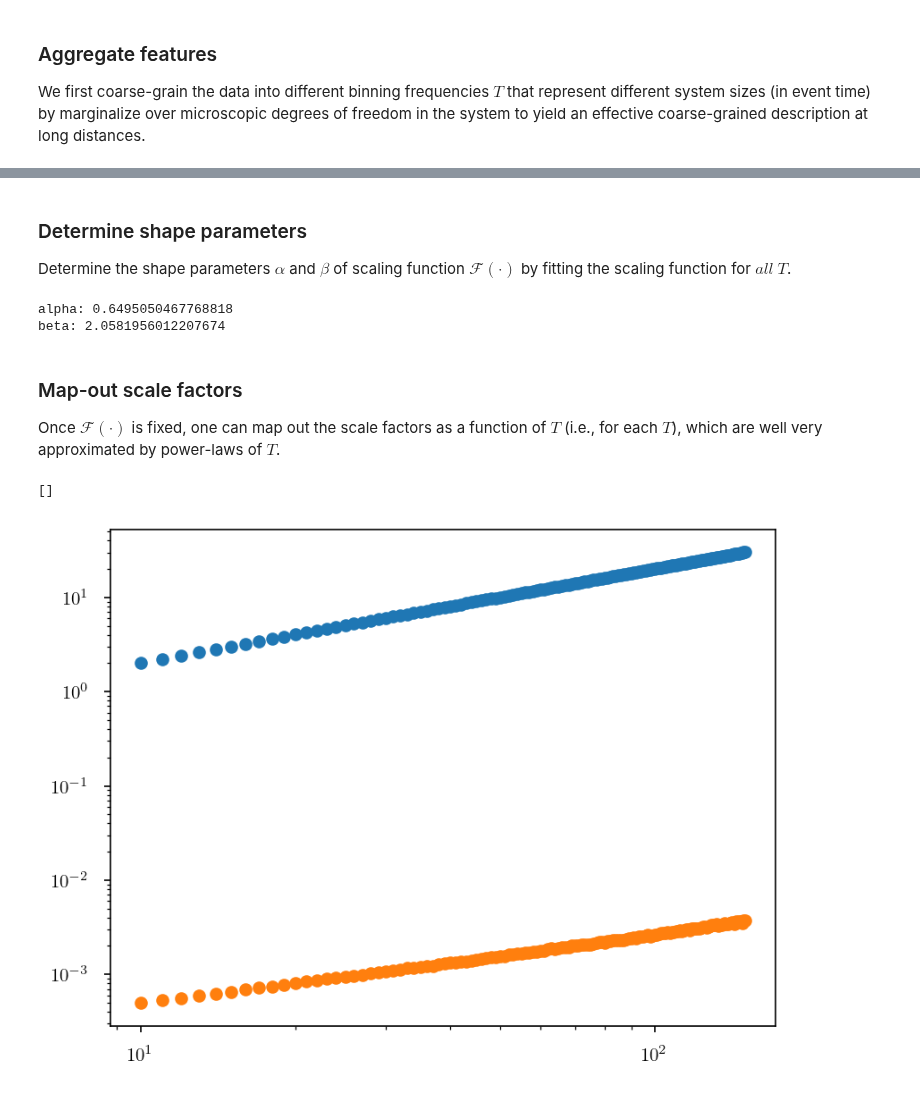
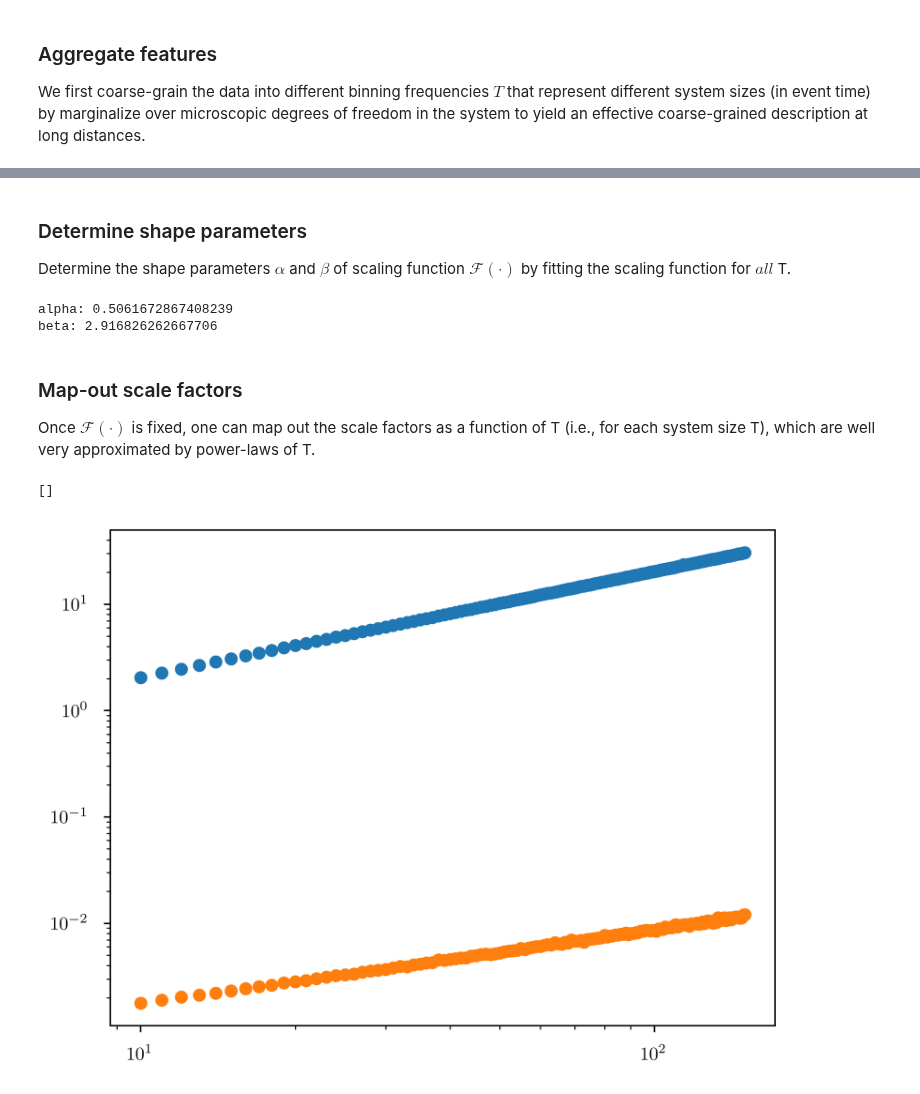
Before and after one commit to anabugaenko/liquidity, a Jupyter notebook: notebooks/MO/price_impact.ipynb, the cells around one changed output, grey strips where cells are left out. Saved outputs shown, nothing was run; the diff lists cells and outputs as text; code cells hidden in the pictures.

Commit message:
#15, added supporting notebooks for cross impact analysis, added propagator self and cross impact

```diff
--- a/notebooks/MO/price_impact.ipynb
+++ b/notebooks/MO/price_impact.ipynb
@@ -42,7 +77,7 @@ Finite-size scaling analysis a powerful tool that enables extraction of exponent
 # %%
 # Constants
-BINNING_FREQUENCIES = list(range(10, 151))
-OBSERVATION_WINDOWS = [10, 20, 50, 100, 150]
+DATA_RANGE = list(range(10, 151))
+BINNING_FREQUENCIES = [10, 20, 50, 100, 150]
 # %%
 # Load orderbook raw sample data
 stocks = ['TSLA', 'AMZN', 'NFLX', 'MSFT', 'EBAY', 'AAPL', 'GOOG']
@@ -86,6 +121,6 @@ aapl_raw_df.head()
 We first coarse-grain the data into different binning frequencies $T$ that represent different system sizes (in event time) by marginalize over microscopic degrees of freedom in the system to yield an effective coarse-grained description at long distances.
 # %%
 # Compute aggregate features
-aggregate_features = compute_aggregate_features(aapl_raw_df, BINNING_FREQUENCIES)
-aggregate_features
+aggregate_features = compute_aggregate_features(aapl_raw_df, DATA_RANGE)
+display(aggregate_features)
 # %% [output]
@@ -108,6 +143,6 @@ From aggegate features, we compute aggregate impact of market orders MO. All imp
 # %%
 # Compute data for susceptibility
 imbalance_column = "volume_imbalance"
-aggregate_impact_data = aggregate_impact(aggregate_features, normalize=True, conditional_variable=imbalance_column)
+aggregate_impact_data = aggregate_impact(aggregate_features, conditional_variable=imbalance_column)
 display(aggregate_impact_data)
 # %% [output]
@@ -127,26 +162,26 @@ display(aggregate_impact_data)
 # %% [markdown]
 ### Determine shape parameters
 Determine the shape parameters $\alpha$ and $\beta$ of scaling function $\mathscr{F}(\cdot)$ by fitting the</b>
-scaling function for $\textit{all}$ $T$.
+scaling function for $\textit{all}$ T.
 # %%
-alpha, beta = find_shape_parameters(aggregate_impact_data, imbalance_column="volume_imbalance")
+alpha, beta = find_shape_parameters(aggregate_impact_data, imbalance_column=imbalance_column)
 print(f'alpha: {alpha}')
 print(f'beta: {beta}')
 # %% [output]
-alpha: 0.6495050467768818
-beta: 2.0581956012207674
+alpha: 0.5061672867408239
+beta: 2.916826262667706
 # %% [markdown]
 ### Map-out scale factors
-Once $\mathscr{F}(\cdot)$ is fixed, one can map out the scale factors as a function of $T$ (i.e., for each $T$), which are well very approximated by power-laws of $T$.
+Once $\mathscr{F}(\cdot)$ is fixed, one can map out the scale factors as a function of T (i.e., for each system size T), which are well very approximated by power-laws of T.
 # %%
-RT_series, VT_series, RT_fit_object, VT_fit_object = find_scale_factors(aggregate_impact_data, alpha=alpha, beta=beta, imbalance_column="volume_imbalance")
+RT_series, VT_series, RT_fit_object, VT_fit_object = find_scale_factors(aggregate_impact_data, alpha=alpha, beta=beta, imbalance_column=imbalance_column)
 # Plot scale factors RN and QN
 plt.scatter(RT_series['x_values'], RT_series['y_values'])
 plt.scatter(VT_series['x_values'], VT_series['y_values'])
 plt.loglog()
 # %% [output]
 []
-[figure, old version]
+[figure, new version]
 # %%
 RT_fit_object.powerlaw.fit_results()
 # %% [output]
```
Also changed, not shown: parts of 30 cells of this notebook, 24 other files.
